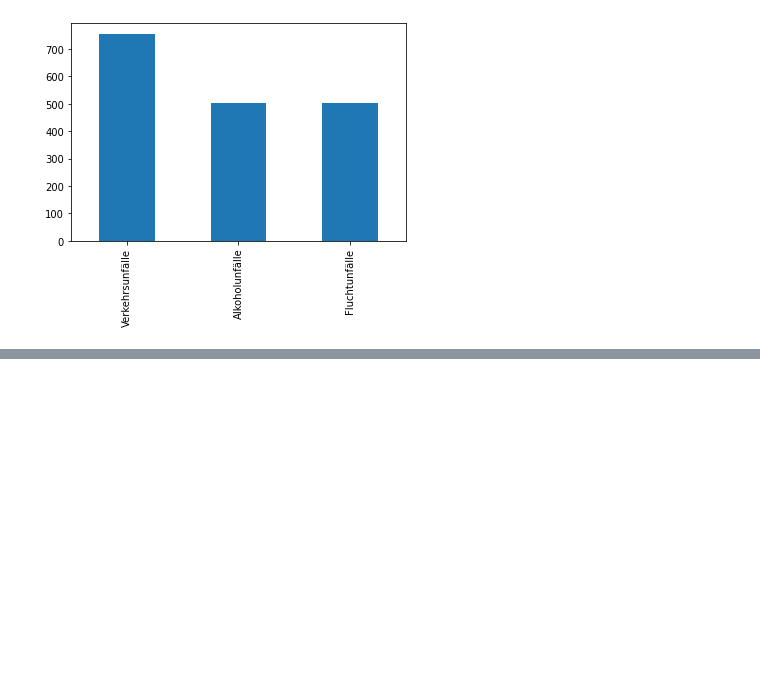
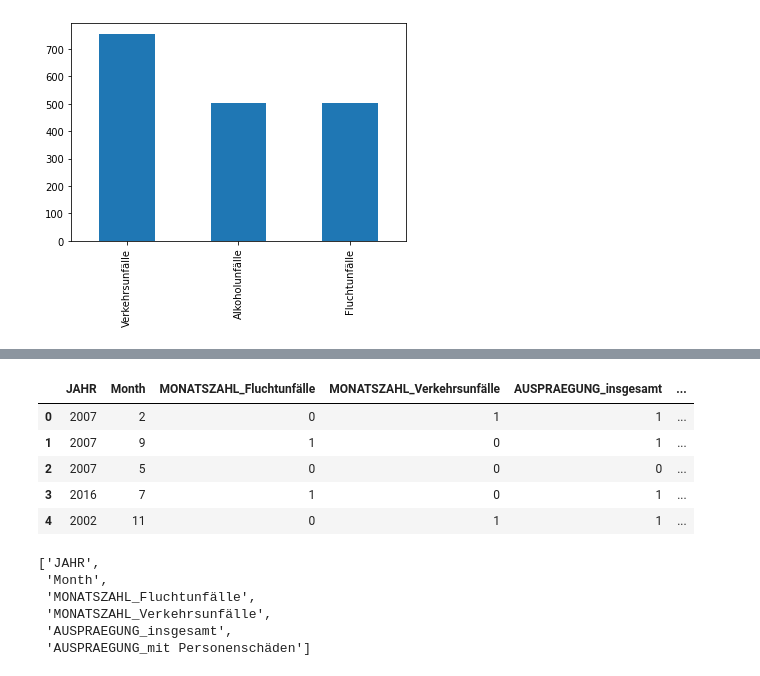
Before and after one commit to Honeson/dps_challenge, a Jupyter notebook: model.ipynb, the cells around one changed output, grey strips where cells are left out. Saved outputs shown, nothing was run; the diff lists cells and outputs as text; code cells hidden in the pictures; blank space fills up the shorter version.

```diff
--- a/model.ipynb
+++ b/model.ipynb
@@ -130,0 +172,19 @@ plt.savefig('figures/monatszahl_bar.png')
+# %%
+X_test.head()
+# %% [output]
+|  | JAHR | Month | MONATSZAHL_Fluchtunfälle | MONATSZAHL_Verkehrsunfälle | AUSPRAEGUNG_insgesamt | ... |
+| 0 | 2007 | 2 | 0 | 1 | 1 | ... |
+| 1 | 2007 | 9 | 1 | 0 | 1 | ... |
+| 2 | 2007 | 5 | 0 | 0 | 0 | ... |
+| 3 | 2016 | 7 | 1 | 0 | 1 | ... |
+| 4 | 2002 | 11 | 0 | 1 | 1 | ... |
+# %%
+features = [col for col in X_train.columns]
+features
+# %% [output]
+['JAHR',
+ 'Month',
+ 'MONATSZAHL_Fluchtunfälle',
+ 'MONATSZAHL_Verkehrsunfälle',
+ 'AUSPRAEGUNG_insgesamt',
+ 'AUSPRAEGUNG_mit Personenschäden']
```
Also changed, not shown: parts of 8 cells of this notebook.
